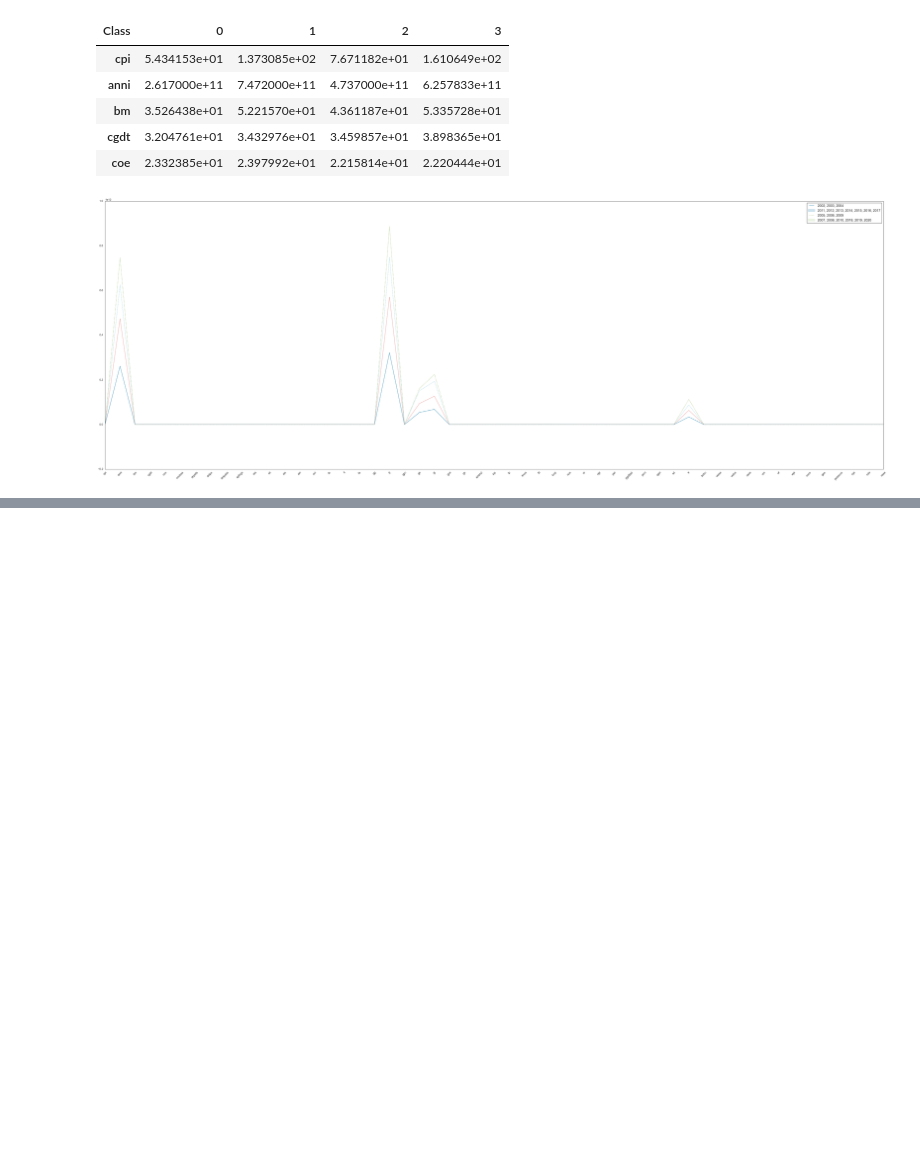
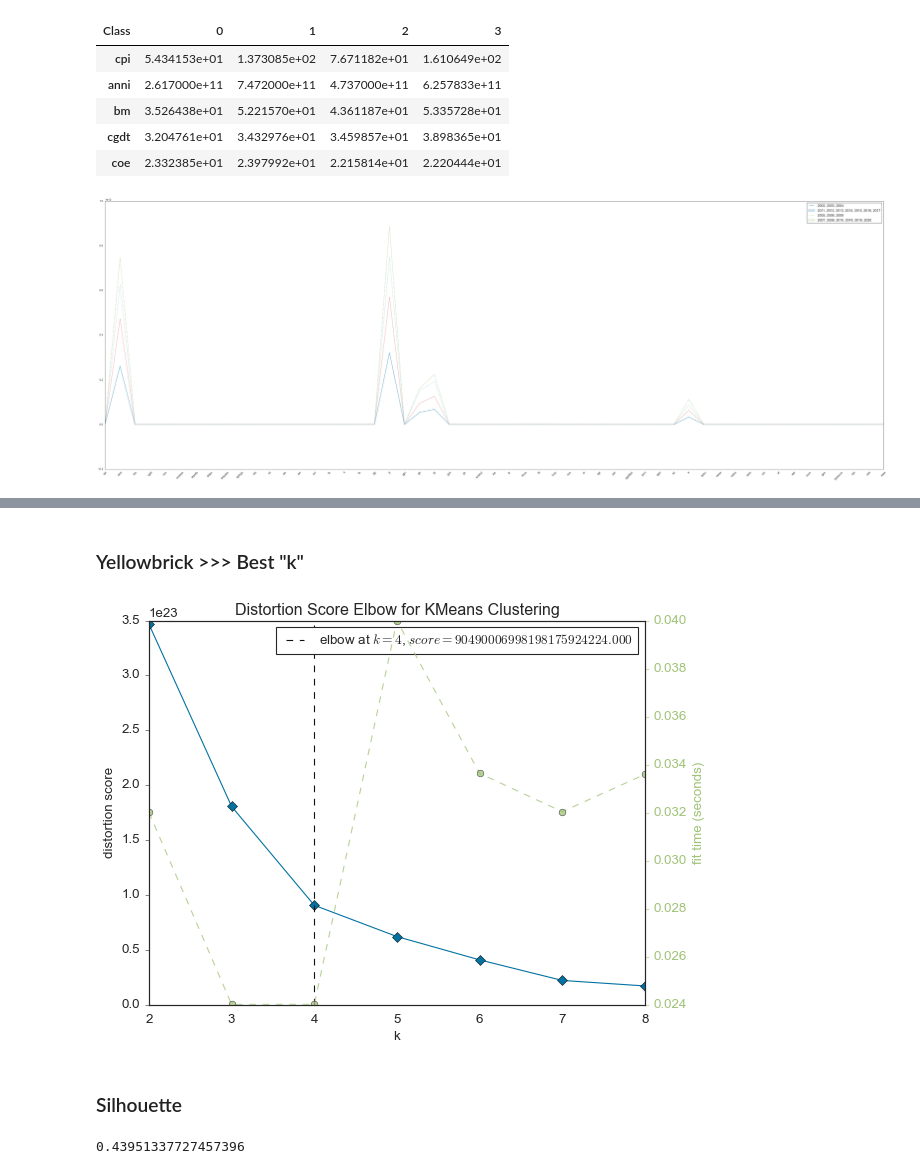
Before and after one commit to enginabdan/1_Github, a Jupyter notebook: 2_ProjectsMine/9_turkey_last_20_years/1_Turkey_Last_20_Years_KMeansClustering/turkey_20_years_KMeansClustering.ipynb, the cells around one changed output, grey strips where cells are left out. Cells and saved outputs as stored; diff of their text form; code cells hidden in the pictures; blank space fills up the shorter version.

```diff
--- a/2_ProjectsMine/9_turkey_last_20_years/turkey_last_20_years_clustering.ipynb
+++ b/2_ProjectsMine/9_turkey_last_20_years/1_Turkey_Last_20_Years_KMeansClustering/turkey_20_years_KMeansClustering.ipynb
@@ -752,0 +814,4 @@ plt.legend(labels=["2002, 2003, 2004",
+# %%
+from sklearn.cluster import KMeans
+model = KMeans(random_state=42)
+model.fit_predict(X)
@@ -752,0 +820,3 @@ plt.legend(labels=["2002, 2003, 2004",
+# %%
+model.fit(X)
+model.labels_
@@ -752,0 +825,3 @@ plt.legend(labels=["2002, 2003, 2004",
+# %%
+X["Class"] = model.labels_
+X.head()
@@ -752,0 +841,13 @@ plt.legend(labels=["2002, 2003, 2004",
+# %%
+ssd = []  # Sum Squared Distances
+K = range(2,10)
+for k in K:
+    model = KMeans(n_clusters=k, random_state=42)
+    model.fit(X)
+    ssd.append(model.inertia_)
+
+plt.plot(K, ssd, "bo-")
+plt.xlabel("'k' Samples" )
+plt.ylabel("inertia-error")
+plt.title("Elbow For Best 'k'")
+# Due to Elbow >>> Best "k" = 4
@@ -752,0 +857,20 @@ plt.legend(labels=["2002, 2003, 2004",
+# %% [markdown]
+### Yellowbrick >>> Best "k"
+# %%
+from yellowbrick.cluster import KElbowVisualizer
+model_ = KMeans(random_state=42)
+
+visualizer = KElbowVisualizer(model_, k=(2,9))
+visualizer.fit(X)
+visualizer.show();
+# Due to Yellowbrick >>> Best "k" = 4
+# %% [output]
+[figure, added]
+# %% [markdown]
+### Silhouette
+# %%
+from sklearn.metrics import silhouette_score
+silhouette_score(X, model.labels_)
+# For k=8 clusters
+# %% [output]
+0.43951337727457396
```
Also changed, not shown: parts of 38 cells of this notebook, 8 other files.
